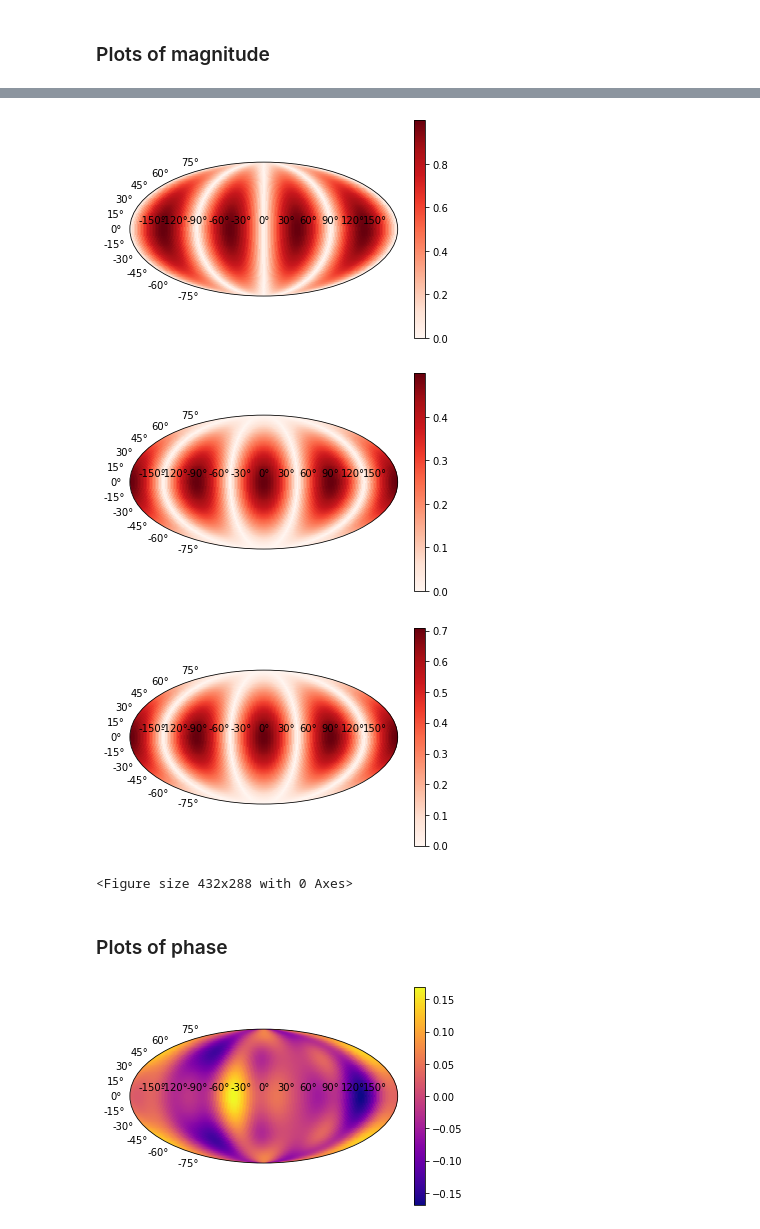
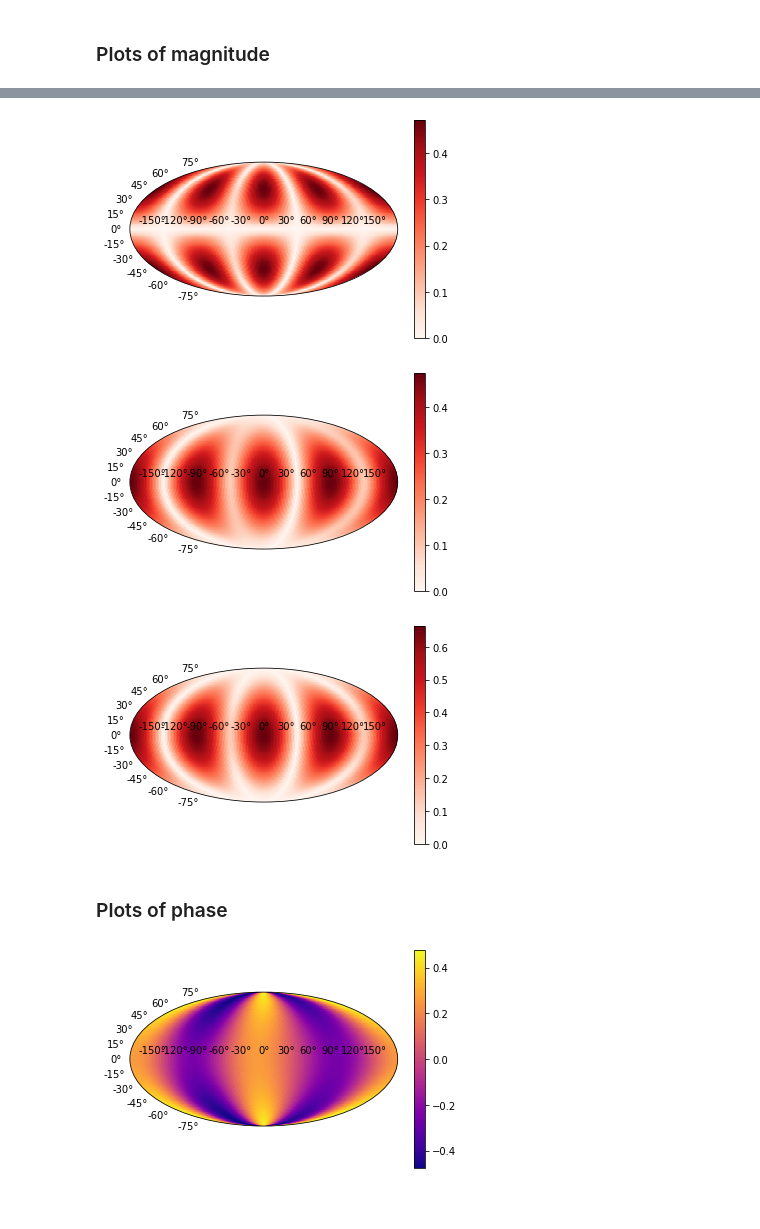
Before and after one commit to charrybdis/gw-detectors_modified, a Jupyter notebook: antenna_responses.ipynb, the cells around one changed output, grey strips where cells are left out. Cells and saved outputs as stored; diff of their text form; code cells hidden in the pictures; blank space fills up the shorter version.

```diff
--- a/antenna_responses.ipynb
+++ b/antenna_responses.ipynb
@@ -9,7 +9,7 @@ fsr = 1 / (2 * np.linalg.norm(detector.arms[0]))
 # %%
 res = 180
 fdivfsr_max = 2.0
-polarization = 3*np.pi/4
+polarization = 0
 
 phi = np.linspace(-np.pi, np.pi, res)
 theta = np.linspace(0, np.pi,res)
@@ -28,7 +28,7 @@ F_plus, F_cross, F_x, F_y, F_b, F_l = detector._geographic_unphased_response(fre
                                                                              detector.arm_directions,
                                                                              long_wavelength_approximation=False)
 # %%
-fr = 0
+fr = 1
 
 Fp = F_plus[fr].reshape((res, res))
 Fc = F_cross[fr].reshape((res, res))
@@ -102,7 +102,7 @@ plt.colorbar(im)
 plt.show()
 #plt.savefig(f'Fy_{fr}.png')
 # %% [output]
-[figure, old version]
+[figure, new version]
 # %%
 data = np.abs(Fb)
 
@@ -114,7 +114,7 @@ plt.colorbar(im)
 plt.show()
 #plt.savefig(f'Fb_{fr}.png')
 # %% [output]
-[figure, old version]
+[figure, new version]
 # %%
 data = np.abs(Fl)
 
@@ -126,19 +126,18 @@ plt.colorbar(im)
 plt.show()
 #plt.savefig(f'Fl_{fr}.png')
 # %% [output]
-[figure, old version]
+[figure, new version]
-<Figure size 432x288 with 0 Axes>
 # %% [markdown]
 ### Plots of phase
 # %%
-phase = np.arctan(Fp.real, Fp.imag)
+phase = np.arctan(Fp.imag, Fp.real)
 
 # Plot figure
 fig = plt.figure()
 ax = fig.add_subplot(111, projection='mollweide')
 im = ax.pcolormesh(Phi,Theta, phase, cmap=plt.cm.plasma)
 plt.colorbar(im)
 plt.show()
 # %% [output]
-[figure, old version]
+[figure, new version]
 # %%
```
Also changed, not shown: parts of 10 cells of this notebook, 5 other files.
